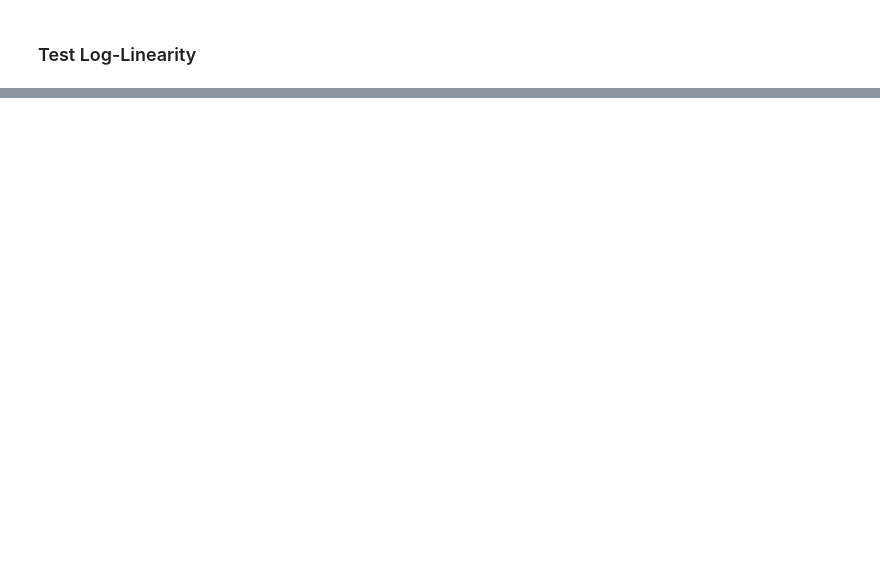
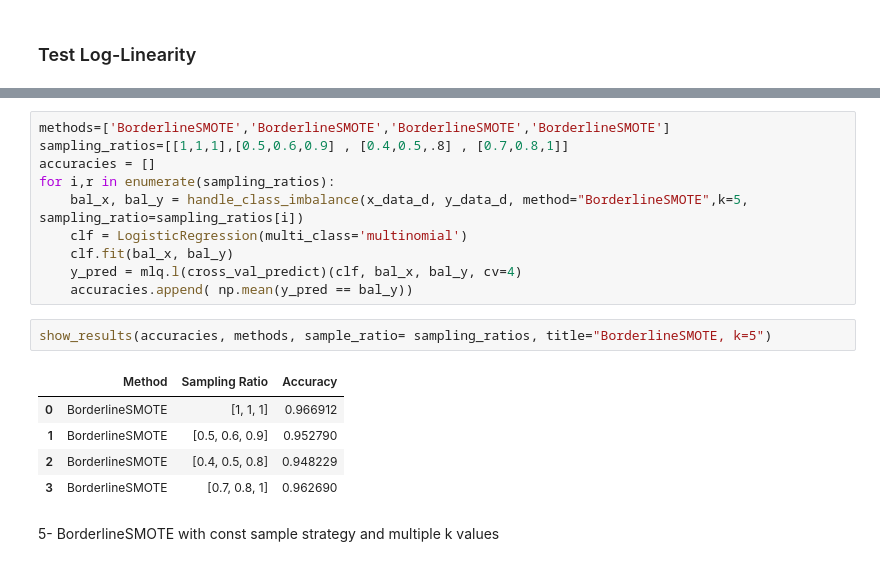
Before and after one commit to Marim1611/Bing-Bang-BodyLevel, a Jupyter notebook: ModelPipelines/LogisticRegression/Analysis.ipynb, the cells around one changed output, grey strips where cells are left out. Cells and saved outputs as stored; diff of their text form; blank space fills up the shorter version.

```diff
--- a/ModelPipelines/LogisticRegression/Analysis.ipynb
+++ b/ModelPipelines/LogisticRegression/Analysis.ipynb
@@ -54,0 +129,20 @@ test_log_linearity(clf, class_index=3, x_data_d=x_data_d, y_data_d=y_data_d)
+# %%
+methods=['BorderlineSMOTE','BorderlineSMOTE','BorderlineSMOTE','BorderlineSMOTE']
+sampling_ratios=[[1,1,1],[0.5,0.6,0.9] , [0.4,0.5,.8] , [0.7,0.8,1]]
+accuracies = []
+for i,r in enumerate(sampling_ratios):
+    bal_x, bal_y = handle_class_imbalance(x_data_d, y_data_d, method="BorderlineSMOTE",k=5, sampling_ratio=sampling_ratios[i])
+    clf = LogisticRegression(multi_class='multinomial')
+    clf.fit(bal_x, bal_y)
+    y_pred = mlq.l(cross_val_predict)(clf, bal_x, bal_y, cv=4)
+    accuracies.append( np.mean(y_pred == bal_y))
+# %%
+show_results(accuracies, methods, sample_ratio= sampling_ratios, title="BorderlineSMOTE, k=5")
+# %% [output]
+|  | Method | Sampling Ratio | Accuracy |
+| 0 | BorderlineSMOTE | [1, 1, 1] | 0.966912 |
+| 1 | BorderlineSMOTE | [0.5, 0.6, 0.9] | 0.952790 |
+| 2 | BorderlineSMOTE | [0.4, 0.5, 0.8] | 0.948229 |
+| 3 | BorderlineSMOTE | [0.7, 0.8, 1] | 0.962690 |
+# %% [markdown]
+5- BorderlineSMOTE with const sample strategy and multiple k values
```
Also changed, not shown: parts of 17 cells of this notebook, 1 other file.
